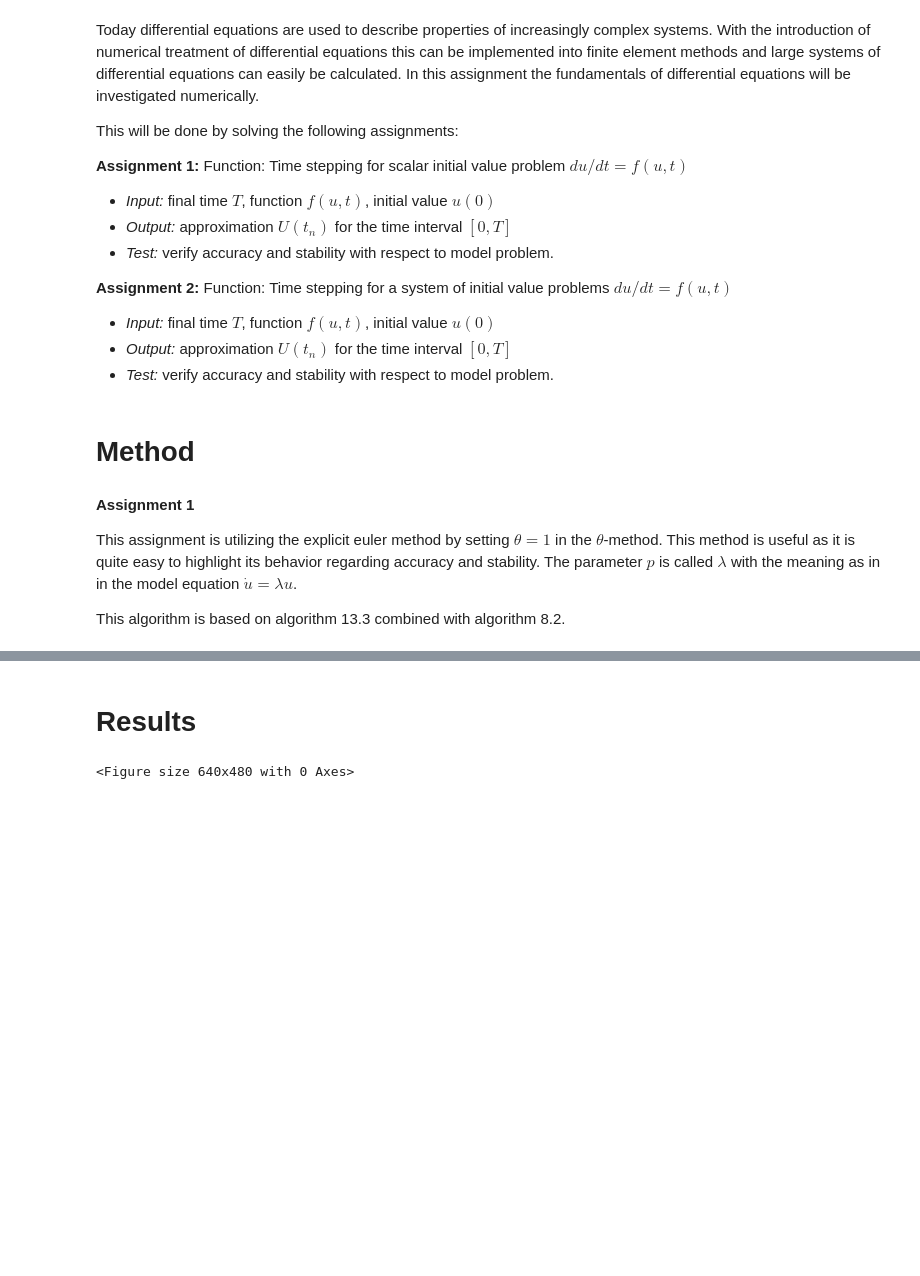
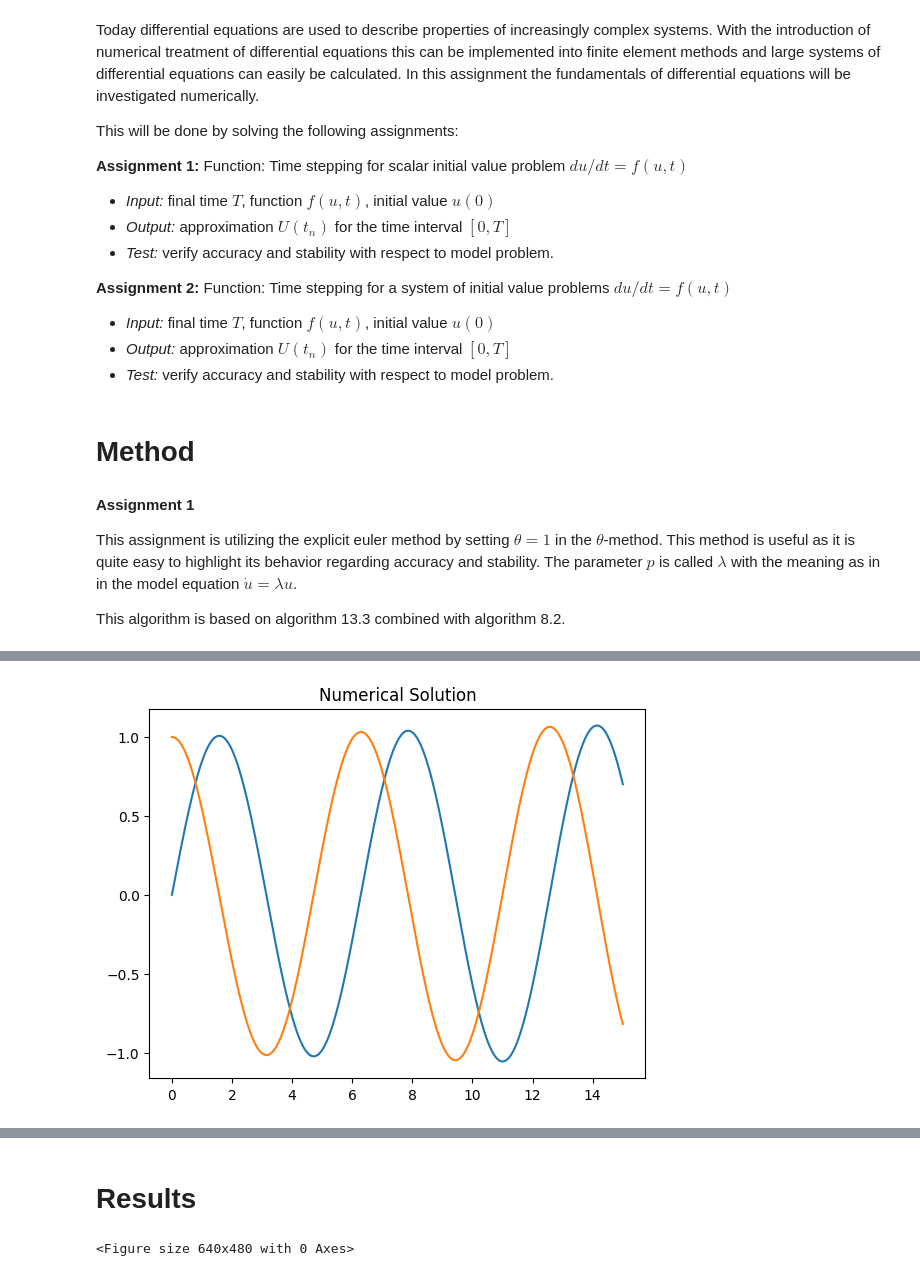
Before and after one commit to johanhoffman/DD2363_VT24, a Jupyter notebook: Lab5/Widen00_lab5.ipynb, the cells around one changed output, grey strips where cells are left out. Saved outputs shown, nothing was run; the diff lists cells and outputs as text; code cells hidden in the pictures; blank space fills up the shorter version.

```diff
--- a/Lab5/Widen00_lab5.ipynb
+++ b/Lab5/Widen00_lab5.ipynb
@@ -79,7 +79,7 @@ class Par:
     self.p = p
     self.T = T
 
-def fun(u, t, p):
+def fun1(u, t, p):
   f = p * u
   return f
 
@@ -133,31 +133,50 @@ class Par:
     self.p = p
     self.T = T
 
-def fun(u, t, p, j):
-  f = p[j][0] * u[0] + p[j][1] * u[1]
+def exact_fun(t):
+  ut = [np.sin(t), np.cos(t)]
+  return ut
+
+def fun2(u, t, p):
+  f = p.dot(u)
+  #print(f)
   return f
 
-def deriv_fun(u, t, p, j):
-  df = 1 - par.k*(1-par.theta)*(p[j][j])
-  return df
+def jacobian(f, u, t, par):
+  h = 0.001
+  Df = np.zeros((2, 2))
+  u_prev = np.zeros(2)
+  u_prev[:] = u[:]
+  for i in range(0, 2):
+    for j in range(0, 2):
+      u[j] = u[j] + h
+      Df[i][j] = (f(u, t, par)[i] - f(u_prev, t, par)[i])/h
+      u[:] = u_prev[:]
+  return Df
 
-def newtons_method(fu, u0, t, par, j):
+def solve_linear_system(Df, f):
+  du = np.linalg.solve(Df, f)
+  return du
+
+#Algorithm 8.4
+def newtons_method_system(fu, u0, t, par):
   u = u0
-  TOL = 10**-2
-  while abs(fu(u, t, par, j)) > TOL:
-    df = deriv_fun(u, t, par.p, j)
-    u[j] = u[j] - (fu(u, t, par, j)/df)
-  return u[j]
+  TOL = 10**-4
+  while np.linalg.norm(fu(u, t, par)) > TOL:
+    Df = jacobian(fu, u, t, par)
+    du = solve_linear_system(Df, -fu(u, t, par))
+    u = u + du
+  return u
 
-def theta_func(u, t, par, j):
-  f = u[j] - par.u0[j] - par.k*((1-par.theta)*par.f(u, t, par.p, j) + par.theta*par.f(par.u0, par.t0, par.p, j))
+def theta_func(u, t, par):
+  f = u - par.u0 - par.k*((1-par.theta)*par.f(u, t, par.p) + par.theta*par.f(par.u0, par.t0, par.p))
   return f
 
 def system_time(T, f, u0, k):
   t0 = 0
   t = t0
   dec = int(-1*np.log10(k))
-  p = np.array([[0, 1],[-1, 0]])
+  p = np.array([[0, 1],[-1, -0]], dtype="float")
   theta = 1   #0.5=trap, 1=expl, eul, 0=impl, eul
   par = Par(u0, t0, k, theta, f, p, T)
   u_vec = np.zeros((int(T/k)+1, 2))
@@ -165,9 +184,8 @@ def system_time(T, f, u0, k):
   i = 1
   u = np.zeros(2)
   while t < T:
-    for j in range(0, 2):
-      u[j] = newtons_method(theta_func, u0, t, par, j)
-      par.u0[j] = u[j]
+    u = newtons_method_system(theta_func, u0, t, par)
+    par.u0 = u
     t = round(t + k, dec+1)
     u_vec[i] = u
     i += 1
@@ -177,11 +195,41 @@ def system_time(T, f, u0, k):
 #p is lambda in the course material
 k_vec = [0.01, 0.1, 5]
 
-T = 10
-u0 = [0, 1];
-u_vec, par = system_time(T, fun, u0, k_vec[1])
+T = 15
+u0 = np.array([0, 1], dtype = "float");
+u_vec, par = system_time(T, fun2, u0, 0.01)
+print(len(u_vec))
+t_vec = np.arange(par.t0, par.T + par.k, par.k)
+exact_sol_vec = np.zeros((len(t_vec), 2))
+
+for i in range(len(t_vec)):
+    exact_sol_vec[i] = exact_fun(t_vec[i])
+
+error = np.abs(exact_sol_vec-u_vec)
+eigenval, eigenvec = np.linalg.eig(par.p)
+p_norm = np.linalg.norm(par.p)
+p_k = par.p * 0.1
+print(eigenval, p_norm, p_k)
+
+print(error)
 print(u_vec)
+print(len(t_vec))
+plt.figure(1)
+plt.title("Numerical Solution")
+plt.plot(t_vec, u_vec)
+#plt.plot(t_vec, u_vec[:,0])
+#plt.plot(t_vec, u_vec[:,1] )
+plt.show()
 
+plt.figure(2)
+plt.title("Exact Solution")
+plt.plot(t_vec, exact_sol_vec)
+plt.show()
+
+plt.figure(3)
+plt.title("Error")
+plt.plot(t_vec, error)
+plt.show()
 
 """
 for j in range(len(k_vec)):
@@ -218,0 +284 @@ KeyboardInterrupt:
+[figure, added]
```
Also changed, not shown: parts of 4 cells of this notebook.
